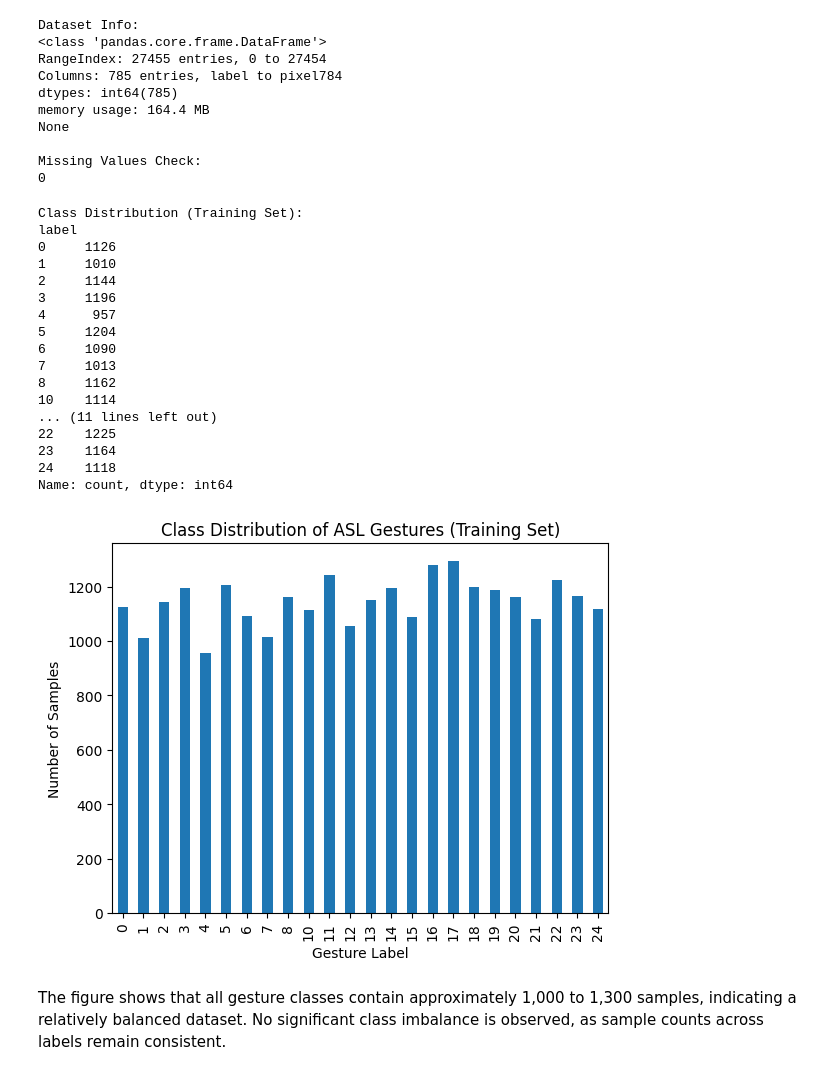
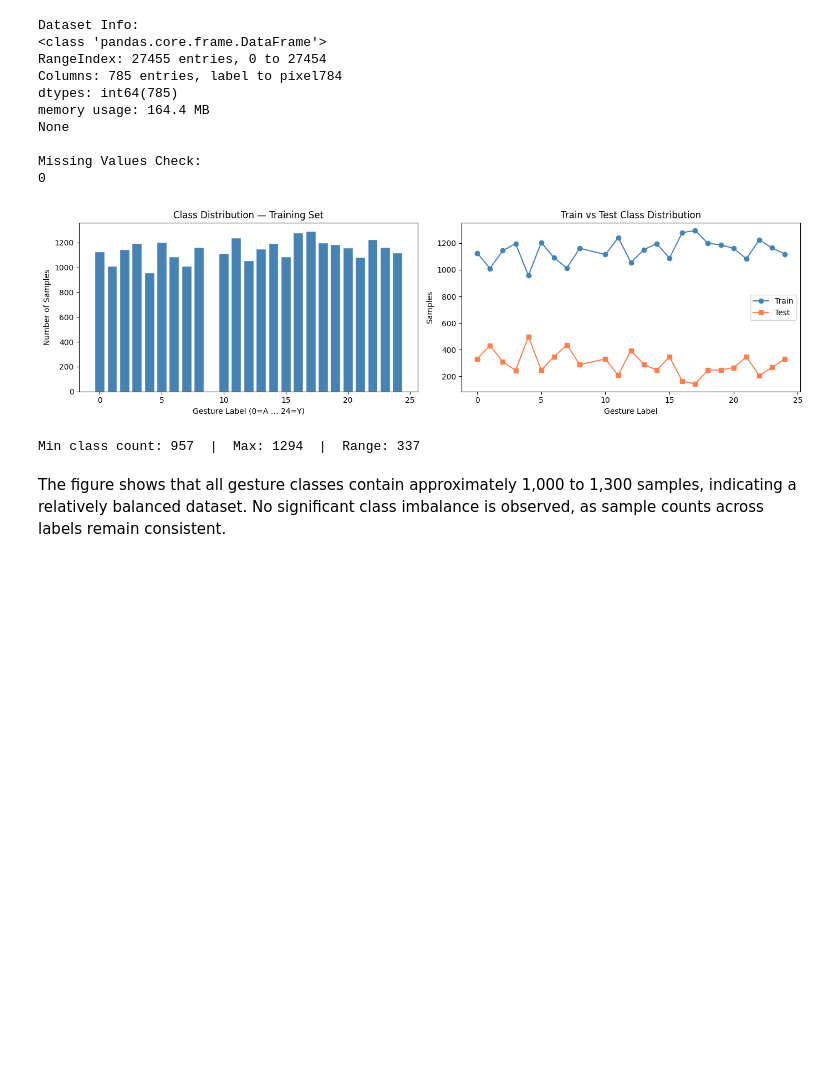
Before and after one commit to RavikrishnanVithushan/Research-Project, a Jupyter notebook: Sign_Language_CNN.ipynb, the cells around one changed output. Saved outputs shown, nothing was run; the diff lists cells and outputs as text; code cells hidden in the pictures; blank space fills up the shorter version.

```diff
--- a/Sign_Language_CNN.ipynb
+++ b/Sign_Language_CNN.ipynb
@@ -69,38 +84,32 @@ Missing Values Check:
 0
 # %%
 # -----------------------------
-# 3. Class Distribution Analysis
+# 3.2 Class Distribution
 # -----------------------------
 label_counts = train_df['label'].value_counts().sort_index()
 
-print("\nClass Distribution (Training Set):")
-print(label_counts)
+fig, axes = plt.subplots(1, 2, figsize=(14, 4))
 
-plt.figure()
-label_counts.plot(kind='bar')
-plt.title("Class Distribution of ASL Gestures (Training Set)")
-plt.xlabel("Gesture Label")
-plt.ylabel("Number of Samples")
+axes[0].bar(label_counts.index, label_counts.values, color='steelblue', edgecolor='white')
+axes[0].set_title('Class Distribution — Training Set')
+axes[0].set_xlabel('Gesture Label (0=A … 24=Y)')
+axes[0].set_ylabel('Number of Samples')
+
+train_counts = train_df['label'].value_counts().sort_index()
+test_counts  = test_df['label'].value_counts().sort_index()
+axes[1].plot(train_counts.index, train_counts.values, marker='o', label='Train', color='steelblue')
+axes[1].plot(test_counts.index,  test_counts.values,  marker='s', label='Test',  color='coral')
+axes[1].set_title('Train vs Test Class Distribution')
+axes[1].set_xlabel('Gesture Label')
+axes[1].set_ylabel('Samples')
+axes[1].legend()
+
+plt.tight_layout()
 plt.show()
+print(f'Min class count: {label_counts.min()}  |  Max: {label_counts.max()}  |  Range: {label_counts.max()-label_counts.min()}')
 # %% [output]
+[figure, new version]
-Class Distribution (Training Set):
-label
-0     1126
-1     1010
-2     1144
-3     1196
-4      957
-5     1204
-6     1090
-7     1013
-8     1162
-10    1114
-... (11 lines left out)
-22    1225
-23    1164
-24    1118
-Name: count, dtype: int64
+Min class count: 957  |  Max: 1294  |  Range: 337
-[figure, old version]
 # %% [markdown]
 The figure shows that all gesture classes contain approximately 1,000 to 1,300 samples, indicating a relatively balanced dataset. No significant class imbalance is observed, as sample counts across labels remain consistent.
 # %%
```
Also changed, not shown: parts of 38 cells of this notebook.
